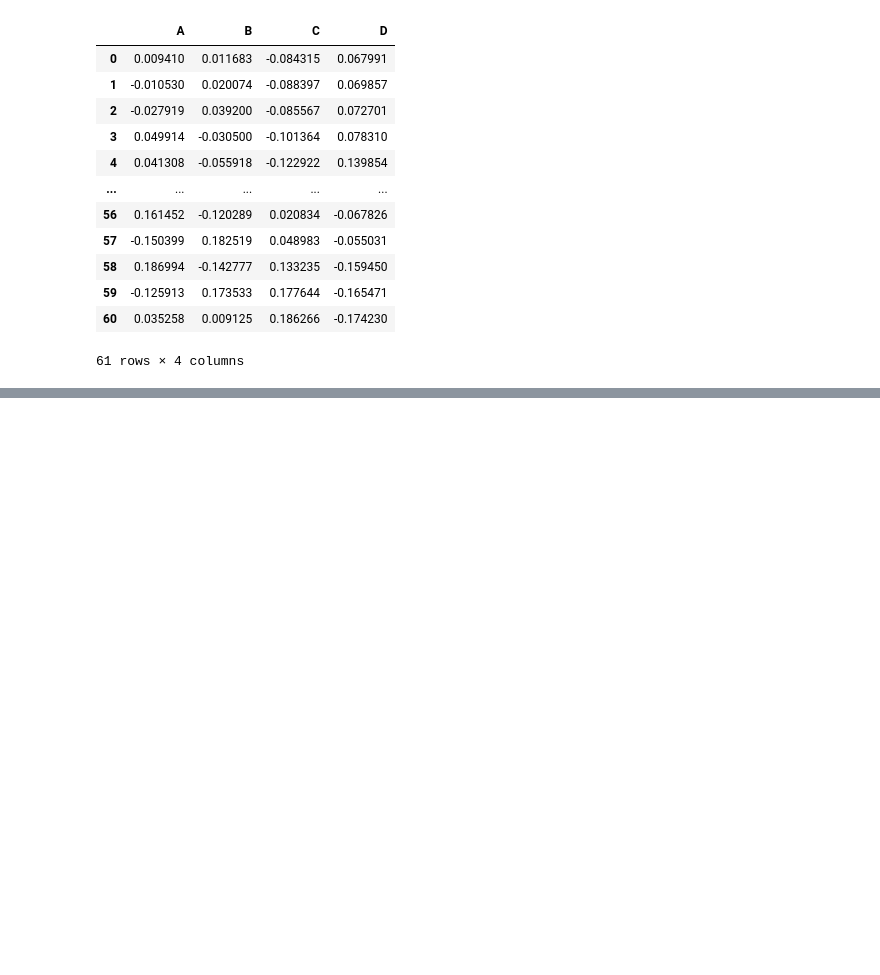
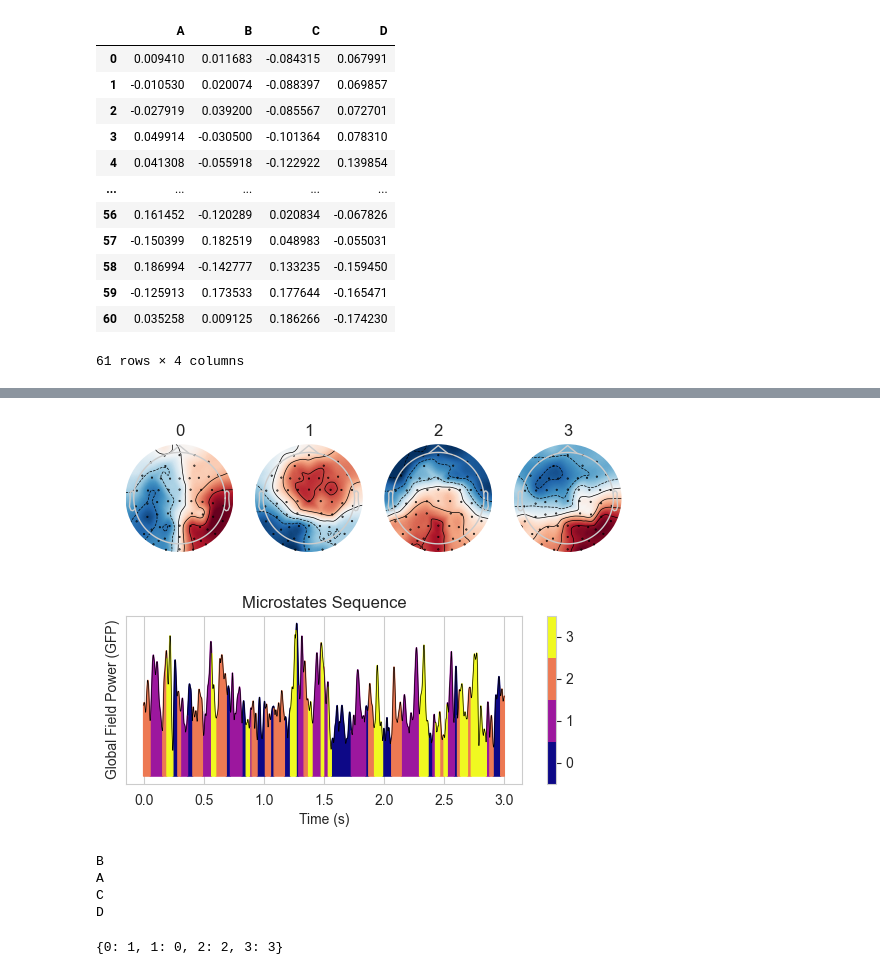
Before and after one commit to anast3t/nsu-microstate-rest-eeg, a Jupyter notebook: NormativeMapsAssign.ipynb, the cells around one changed output, grey strips where cells are left out. Drawn from its saved outputs; the diff is of its cells as text; code cells hidden in the pictures; blank space fills up the shorter version.

```diff
--- a/NormativeMapsAssign.ipynb
+++ b/NormativeMapsAssign.ipynb
@@ -135,0 +119,30 @@ for i in range(4):
+# %%
+nk.microstates_plot(mhw.ms, epoch=(0, 2048*3))
+# %% [output]
+[figure, added]
+# %%
+print(mhw.normative_labels.T[0].label)
+print(mhw.normative_labels.T[1].label)
+print(mhw.normative_labels.T[2].label)
+print(mhw.normative_labels.T[3].label)
+# %% [output]
+B
+A
+C
+D
+# %%
+def create_remapper(normative_labels):
+    label_idx_remapper = {
+        "A": 0,
+        "B": 1,
+        "C": 2,
+        "D": 3
+    }
+    idx_idx_remapper = {}
+    for i in range(4):
+        idx_idx_remapper[i] = label_idx_remapper[normative_labels[i]["label"]]
+    return idx_idx_remapper
+remapper = create_remapper(mhw.normative_labels.T)
+remapper
+# %% [output]
+{0: 1, 1: 0, 2: 2, 3: 3}
```
Also changed, not shown: parts of 13 cells of this notebook, 1 other file.
